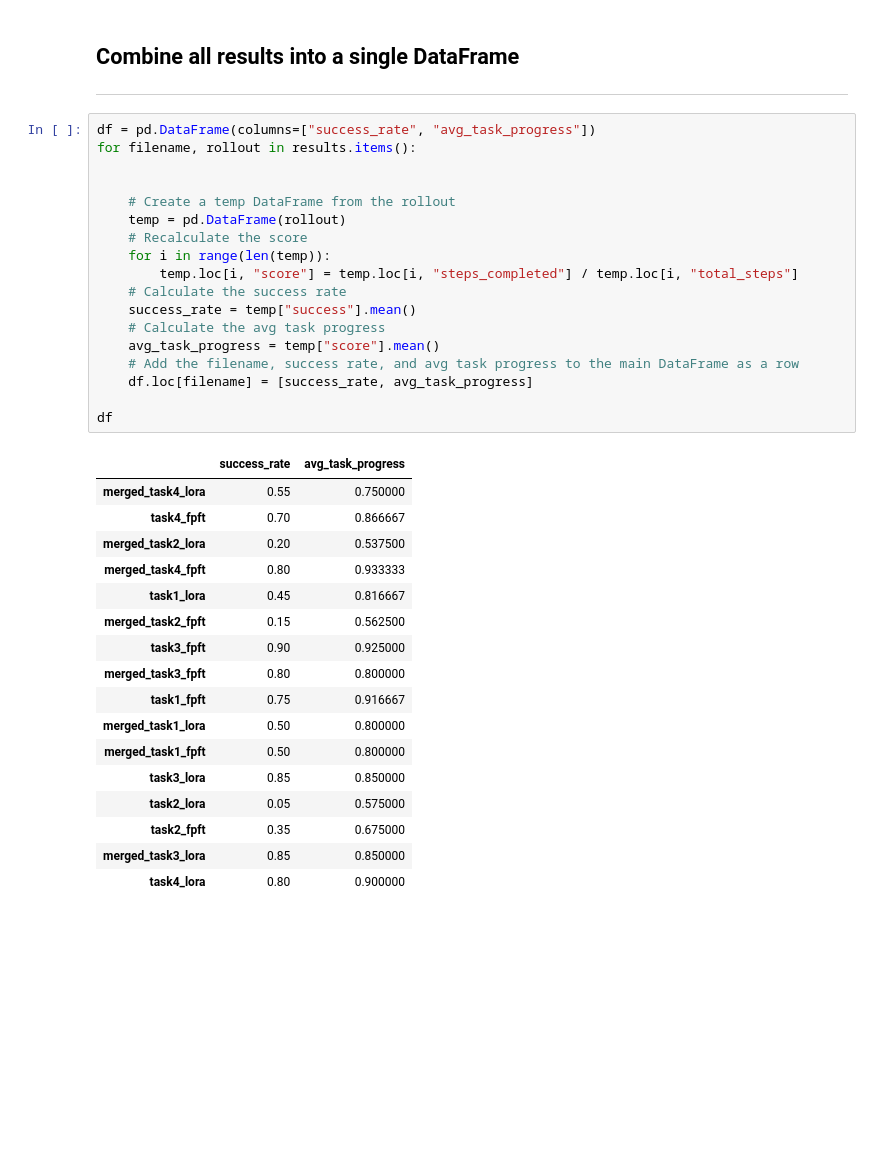
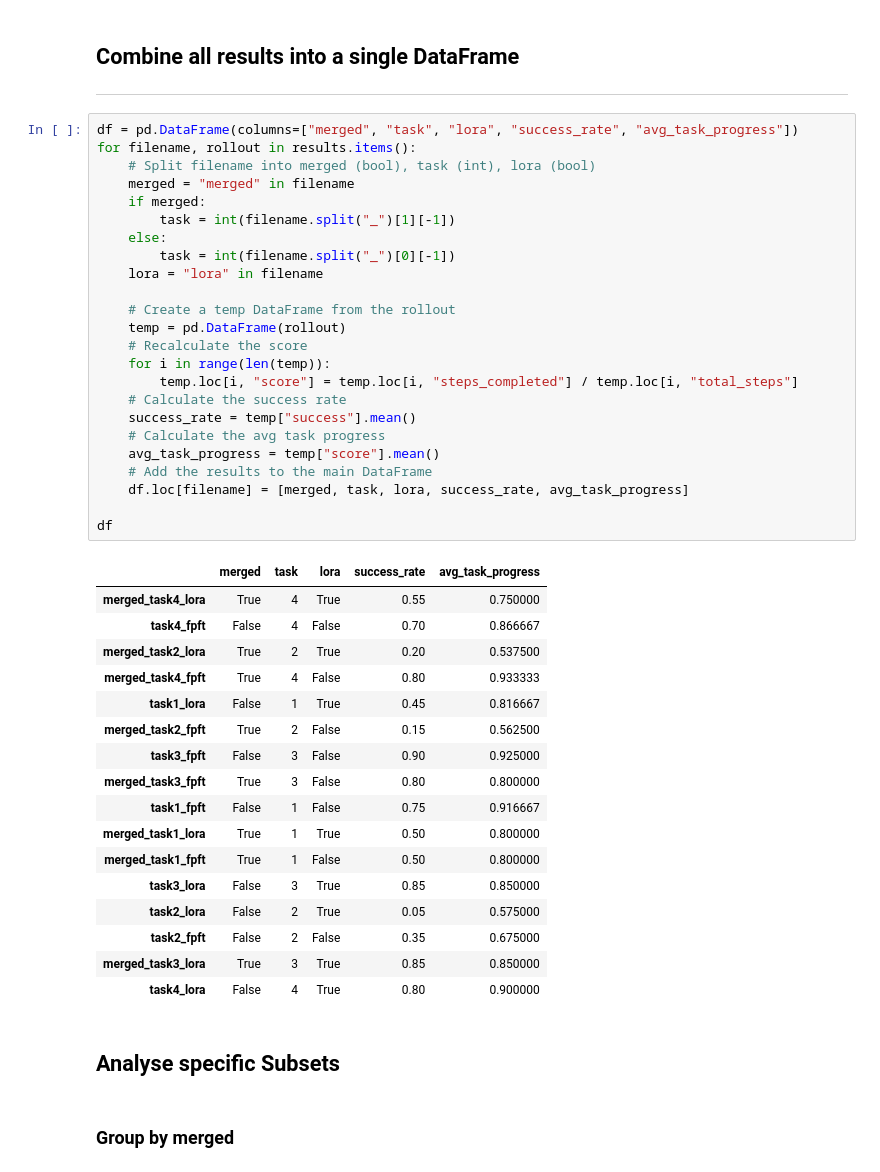
Before and after one commit to F-Fer/lerobot_ur5e_gello, a Jupyter notebook: notebooks/model_performance_analysis.ipynb, the cells around one changed output. Cells and saved outputs as stored; diff of their text form; blank space fills up the shorter version.

```diff
--- a/notebooks/model_performance_analysis.ipynb
+++ b/notebooks/model_performance_analysis.ipynb
@@ -81,38 +82,48 @@ Avg Task Progress: 0.5375
 
 ----
 # %%
-df = pd.DataFrame(columns=["success_rate", "avg_task_progress"])
+df = pd.DataFrame(columns=["merged", "task", "lora", "success_rate", "avg_task_progress"])
 for filename, rollout in results.items():
-
+    # Split filename into merged (bool), task (int), lora (bool)
+    merged = "merged" in filename
+    if merged:
+        task = int(filename.split("_")[1][-1])
+    else:
+        task = int(filename.split("_")[0][-1])
+    lora = "lora" in filename
 
     # Create a temp DataFrame from the rollout
     temp = pd.DataFrame(rollout)
     # Recalculate the score
     for i in range(len(temp)):
         temp.loc[i, "score"] = temp.loc[i, "steps_completed"] / temp.loc[i, "total_steps"]
     # Calculate the success rate
     success_rate = temp["success"].mean()
     # Calculate the avg task progress
     avg_task_progress = temp["score"].mean()
-    # Add the filename, success rate, and avg task progress to the main DataFrame as a row
-    df.loc[filename] = [success_rate, avg_task_progress]
+    # Add the results to the main DataFrame
+    df.loc[filename] = [merged, task, lora, success_rate, avg_task_progress]
 
 df
 # %% [output]
-|  | success_rate | avg_task_progress |
-| merged_task4_lora | 0.55 | 0.750000 |
-| task4_fpft | 0.70 | 0.866667 |
-| merged_task2_lora | 0.20 | 0.537500 |
-| merged_task4_fpft | 0.80 | 0.933333 |
-| task1_lora | 0.45 | 0.816667 |
-| merged_task2_fpft | 0.15 | 0.562500 |
-| task3_fpft | 0.90 | 0.925000 |
-| merged_task3_fpft | 0.80 | 0.800000 |
-| task1_fpft | 0.75 | 0.916667 |
-| merged_task1_lora | 0.50 | 0.800000 |
-| merged_task1_fpft | 0.50 | 0.800000 |
-| task3_lora | 0.85 | 0.850000 |
-| task2_lora | 0.05 | 0.575000 |
-| task2_fpft | 0.35 | 0.675000 |
-| merged_task3_lora | 0.85 | 0.850000 |
-| task4_lora | 0.80 | 0.900000 |
+|  | merged | task | lora | success_rate | avg_task_progress |
+| merged_task4_lora | True | 4 | True | 0.55 | 0.750000 |
+| task4_fpft | False | 4 | False | 0.70 | 0.866667 |
+| merged_task2_lora | True | 2 | True | 0.20 | 0.537500 |
+| merged_task4_fpft | True | 4 | False | 0.80 | 0.933333 |
+| task1_lora | False | 1 | True | 0.45 | 0.816667 |
+| merged_task2_fpft | True | 2 | False | 0.15 | 0.562500 |
+| task3_fpft | False | 3 | False | 0.90 | 0.925000 |
+| merged_task3_fpft | True | 3 | False | 0.80 | 0.800000 |
+| task1_fpft | False | 1 | False | 0.75 | 0.916667 |
+| merged_task1_lora | True | 1 | True | 0.50 | 0.800000 |
+| merged_task1_fpft | True | 1 | False | 0.50 | 0.800000 |
+| task3_lora | False | 3 | True | 0.85 | 0.850000 |
+| task2_lora | False | 2 | True | 0.05 | 0.575000 |
+| task2_fpft | False | 2 | False | 0.35 | 0.675000 |
+| merged_task3_lora | True | 3 | True | 0.85 | 0.850000 |
+| task4_lora | False | 4 | True | 0.80 | 0.900000 |
+# %% [markdown]
+## Analyse specific Subsets
+# %% [markdown]
+### Group by merged
```
Also changed, not shown: parts of 15 cells of this notebook, 2 other files.
